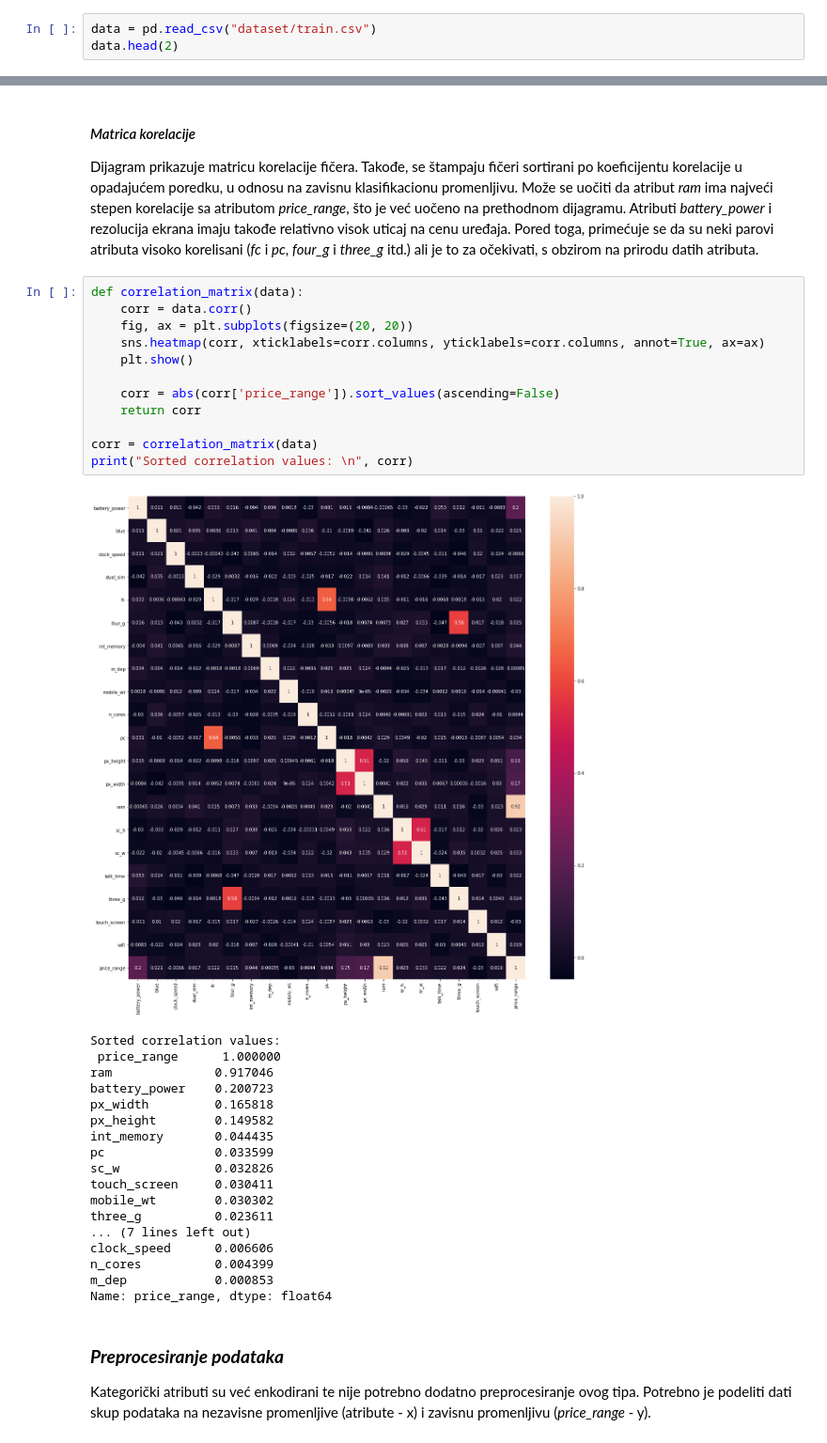
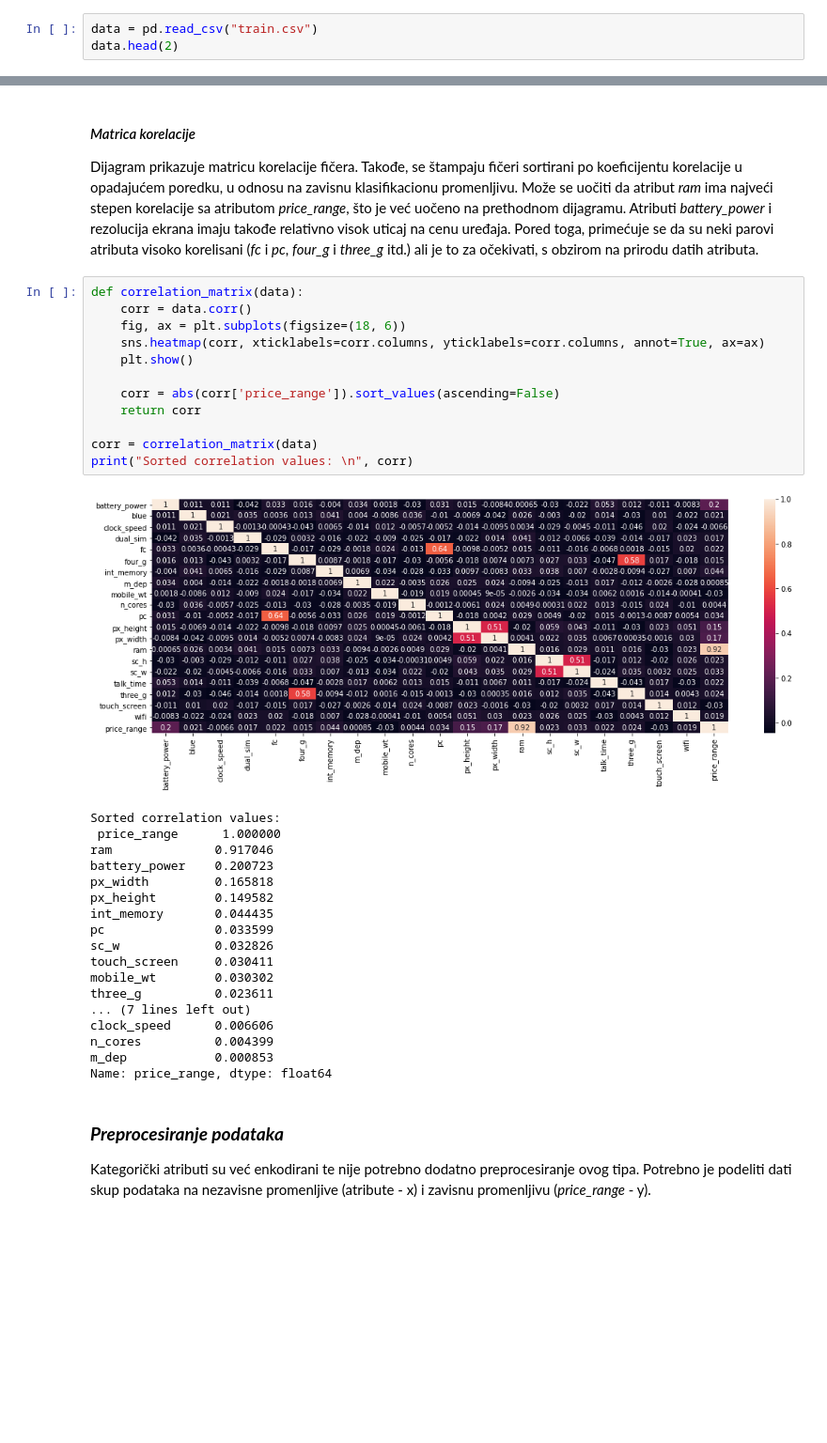
Before and after one commit to LastChanceKatze/ml_mobile_price_ann, a Jupyter notebook: mobile_price_ann.ipynb, the cells around one changed output, grey strips where cells are left out. Shown: that part at 94% size. Cells and saved outputs as stored; diff of their text form; blank space fills up the shorter version.

```diff
--- a/mobile_price_ann.ipynb
+++ b/mobile_price_ann.ipynb
@@ -22,7 +29,7 @@ pd.set_option('display.max_columns', None)
 #### *Učitavanje skupa podataka*
 U tabeli se mogu videti vrednosti atributa datog skupa podataka. Svi atributi su numeričkog tipa. Klasifikaciju je potrebno izvršiti na osnovu poslednje kolone (*price_range*), pri čemu zavisna promenljiva uzima celobrojne vrednosti iz intervala [1,4] i označava klasu cene telefona.
 # %%
-data = pd.read_csv("dataset/train.csv")
+data = pd.read_csv("train.csv")
 data.head(2)
 # %% [output]
 |  | battery_power | blue | clock_speed | dual_sim | fc | four_g | int_memory | m_dep | mobile_wt | ... |
@@ -154,17 +161,17 @@ Može se uočiti da atribut *ram* ima najveći stepen korelacije sa atributom *p
 # %%
 def correlation_matrix(data):
     corr = data.corr()
-    fig, ax = plt.subplots(figsize=(20, 20))
+    fig, ax = plt.subplots(figsize=(18, 6))
     sns.heatmap(corr, xticklabels=corr.columns, yticklabels=corr.columns, annot=True, ax=ax)
     plt.show()
 
     corr = abs(corr['price_range']).sort_values(ascending=False)
     return corr
 
 corr = correlation_matrix(data)
 print("Sorted correlation values: \n", corr)
 # %% [output]
-[figure, old version]
+[figure, new version]
 Sorted correlation values:
  price_range      1.000000
 ram              0.917046
```
Also changed, not shown: parts of 40 cells of this notebook.
